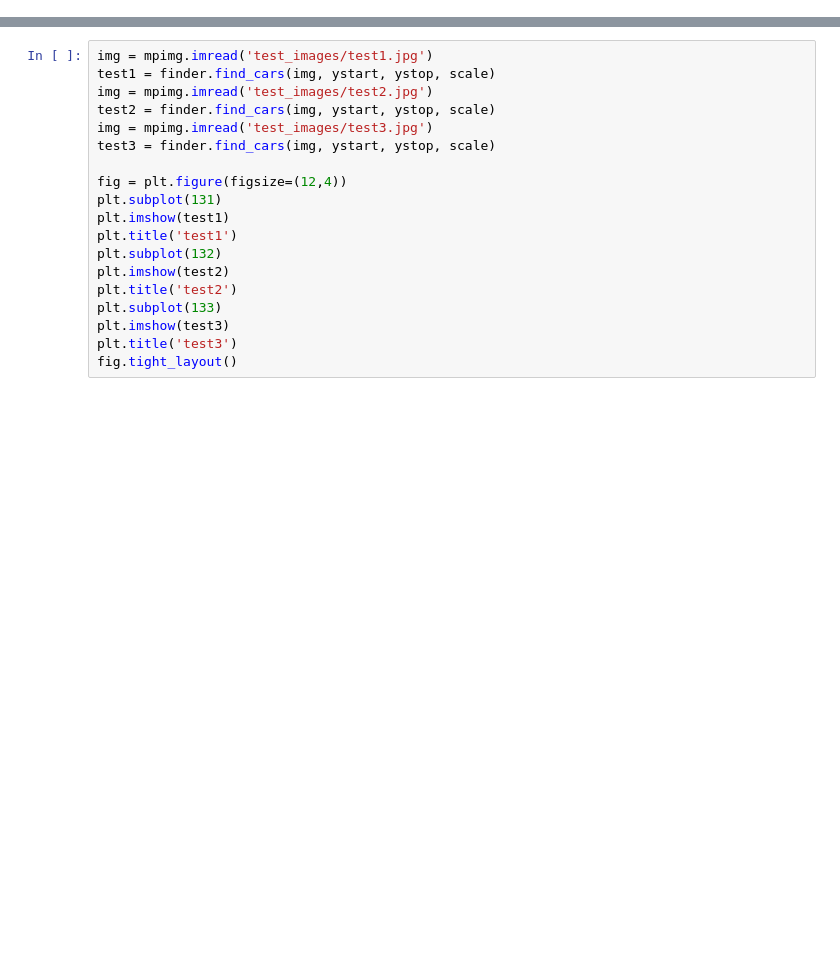
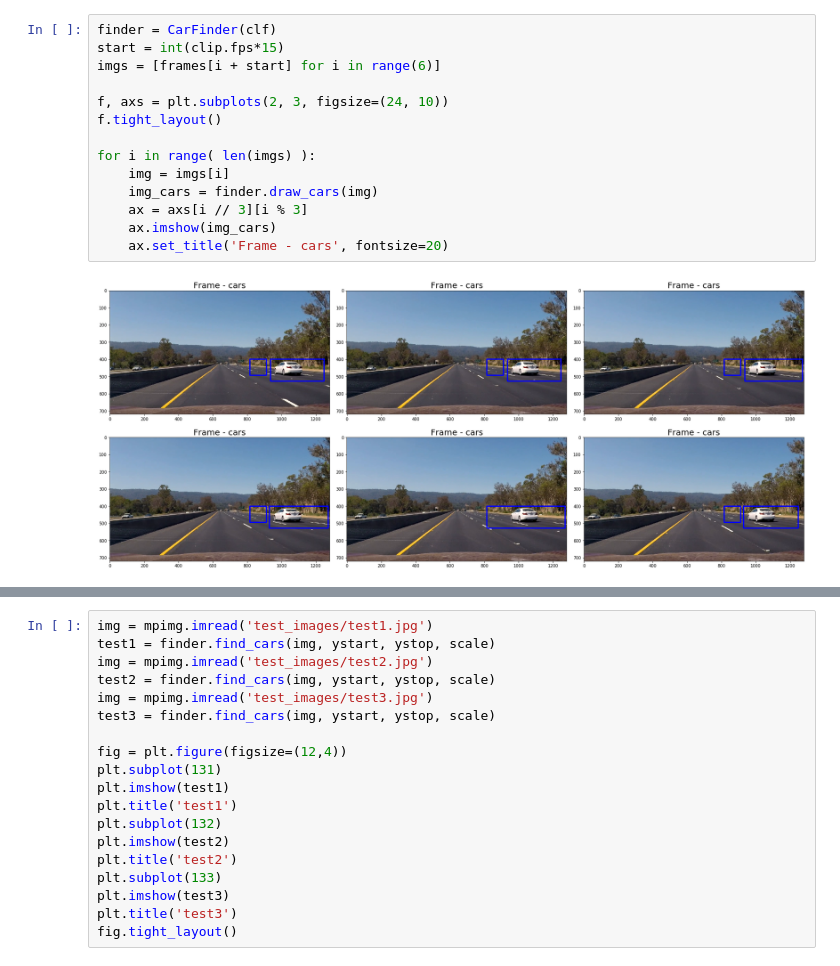
Before and after one commit to liaochiheng/CarND-Term1-P5, a Jupyter notebook: P5.ipynb, the cells around one changed output, grey strips where cells are left out. Drawn from its saved outputs; the diff is of its cells as text; blank space fills up the shorter version.

```diff
--- a/P5.ipynb
+++ b/P5.ipynb
@@ -290 +337,17 @@ for i in range( len(imgs) ):
+# %%
+finder = CarFinder(clf)
+start = int(clip.fps*15)
+imgs = [frames[i + start] for i in range(6)]
+
+f, axs = plt.subplots(2, 3, figsize=(24, 10))
+f.tight_layout()
+
+for i in range( len(imgs) ):
+    img = imgs[i]
+    img_cars = finder.draw_cars(img)
+    ax = axs[i // 3][i % 3]
+    ax.imshow(img_cars)
+    ax.set_title('Frame - cars', fontsize=20)
+# %% [output]
+[figure, added]
 # %%
```
Also changed, not shown: parts of 6 cells of this notebook.
